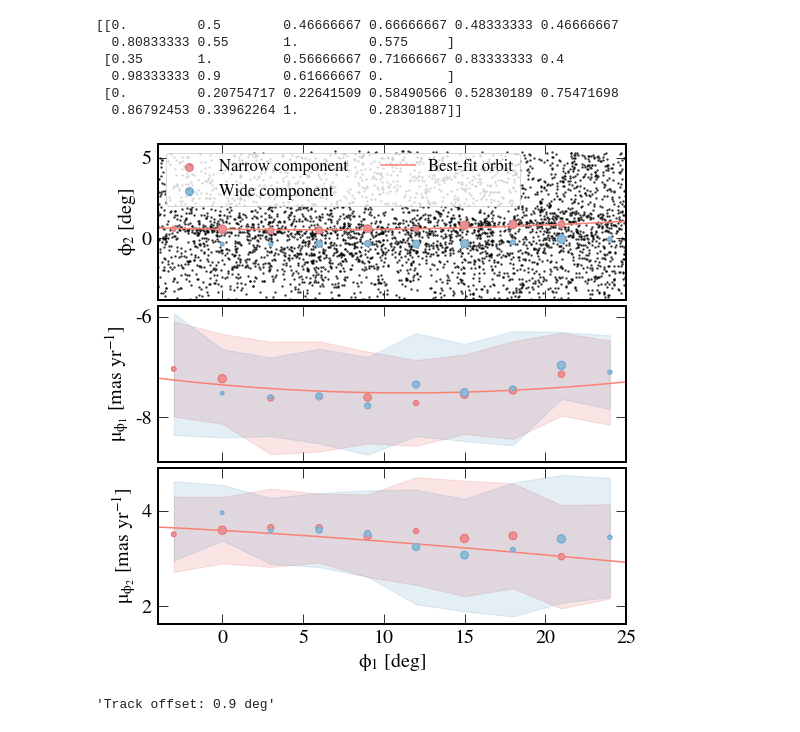
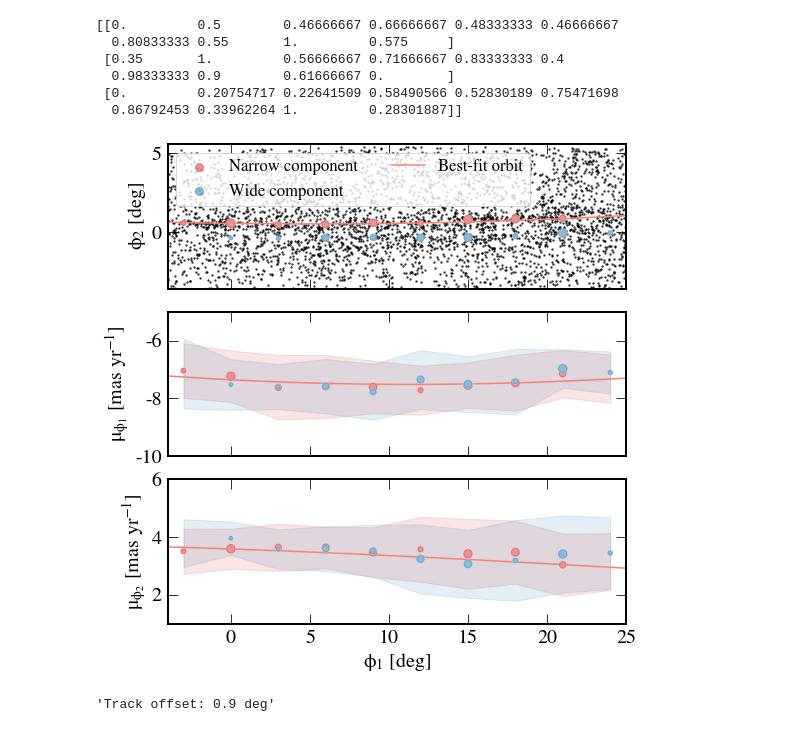
Before and after one commit to abonaca/jhelum, a Jupyter notebook: notebooks/jhelum_components.ipynb, the cells around one changed output. Cells and saved outputs as stored; diff of their text form; code cells hidden in the pictures.

```diff
--- a/notebooks/jhelum_components.ipynb
+++ b/notebooks/jhelum_components.ipynb
@@ -449,34 +449,36 @@ plt.gca().set_aspect('equal')
 # plt.legend(loc=2, fontsize='small', ncol=2)
 # reorder legend entries
 handles, labels = plt.gca().get_legend_handles_labels()
 legend_order = np.array([1,2,0], dtype=np.int)
 handles = [handles[x] for x in legend_order]
 labels = [labels[x] for x in legend_order]
 plt.legend(handles, labels, loc=2, fontsize='small', ncol=2, markerscale=1.3)
 
 plt.sca(ax[1])
 # plt.plot(bins_phi1, rmed_pmphi1[0], 'k-', alpha=0.1, lw=6)
 # plt.fill_between(bins_phi1, rmed_pmphi1[0]-rmed_pmphi1_err[0], rmed_pmphi1[0]+rmed_pmphi1_err[0],
 #                  color='k', alpha=0.1)
 plt.plot(model_jhelum_nocorr.phi1.wrap_at(wangle), model_jhelum_nocorr.pm_phi1_cosphi2.to(u.mas/u.yr), '-',
         color=colors[2],)
 
+plt.ylim(-10,-5)
 plt.ylabel('$\mu_{\phi_1}$ [mas yr$^{-1}$]')
 
 plt.sca(ax[2])
 # plt.plot(bins_phi1, rmed_pmphi2[0], 'k-', alpha=0.1, lw=6)
 # plt.fill_between(bins_phi1, rmed_pmphi2[0]-rmed_pmphi2_err[0], rmed_pmphi2[0]+rmed_pmphi2_err[0],
 #                  color='k', alpha=0.1)
 plt.plot(model_jhelum_nocorr.phi1.wrap_at(wangle), model_jhelum_nocorr.pm_phi2.to(u.mas/u.yr), '-',
          color=colors[2],)
 
+plt.ylim(1,6)
 plt.xlabel('$\phi_1$ [deg]')
 plt.ylabel('$\mu_{\phi_2}$ [mas yr$^{-1}$]')
 
 plt.tight_layout(h_pad=0.3)
 plt.savefig('../paper/components.pdf')
 # %% [output]
-[figure, old version]
+[figure, new version]
 # %%
 'Track offset: {:.1f}'.format(np.median(meds[0][1] - meds[0][2]))
 # %% [output]
```
Also changed, not shown: 5 other files.
